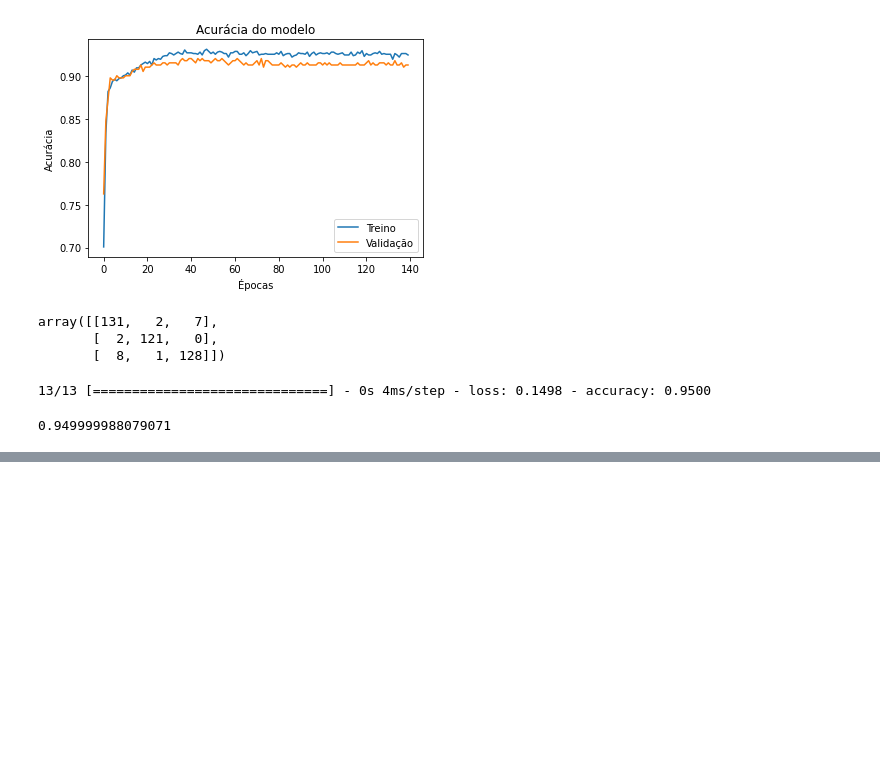
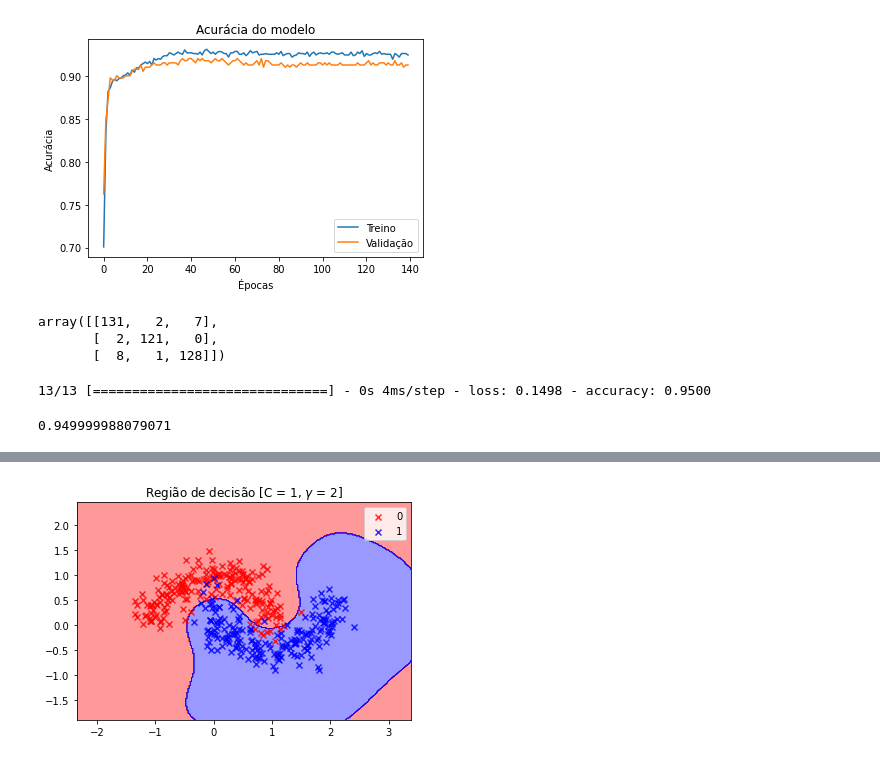
Before and after one commit to ricardomarra/machine-learning, a Jupyter notebook: lista de exercícios 04/códigos_lista_04.ipynb, the cells around one changed output, grey strips where cells are left out. Drawn from its saved outputs; the diff is of its cells as text; code cells hidden in the pictures; blank space fills up the shorter version.

```diff
--- a/lista de exercícios 04/códigos_lista_04.ipynb
+++ b/lista de exercícios 04/códigos_lista_04.ipynb
@@ -111,0 +187,21 @@ len(history_dict[10].history['accuracy'])
+# %%
+c_list = [0.01, 0.1, 1, 10, 100, 1000]
+l_list = [0.01, 0.1, 1, 2, 3, 4]
+rbf_acc_list = []
+rbfs = {}
+idx = 0
+
+for C in c_list:
+    for l in l_list:
+        svm = SVC(kernel = 'rbf', C = C, gamma = l)
+        svm.fit(X_train, y_train)
+
+        rbfs[idx] = svm
+        idx += 1
+        rbf_acc_list.append(((svm.predict(X_test) == y_test).sum() / y_test.shape[0]))
+# %%
+plot_decision_regions(X_test, y_test, classifier = rbfs[np.argmax(rbf_acc_list)])
+plt.title('Região de decisão [C = 1, $\gamma$ = 2]')
+plt.savefig('images/plotq3d')
+# %% [output]
+[figure, added]
```
Also changed, not shown: parts of 12 cells of this notebook, 8 other files.
